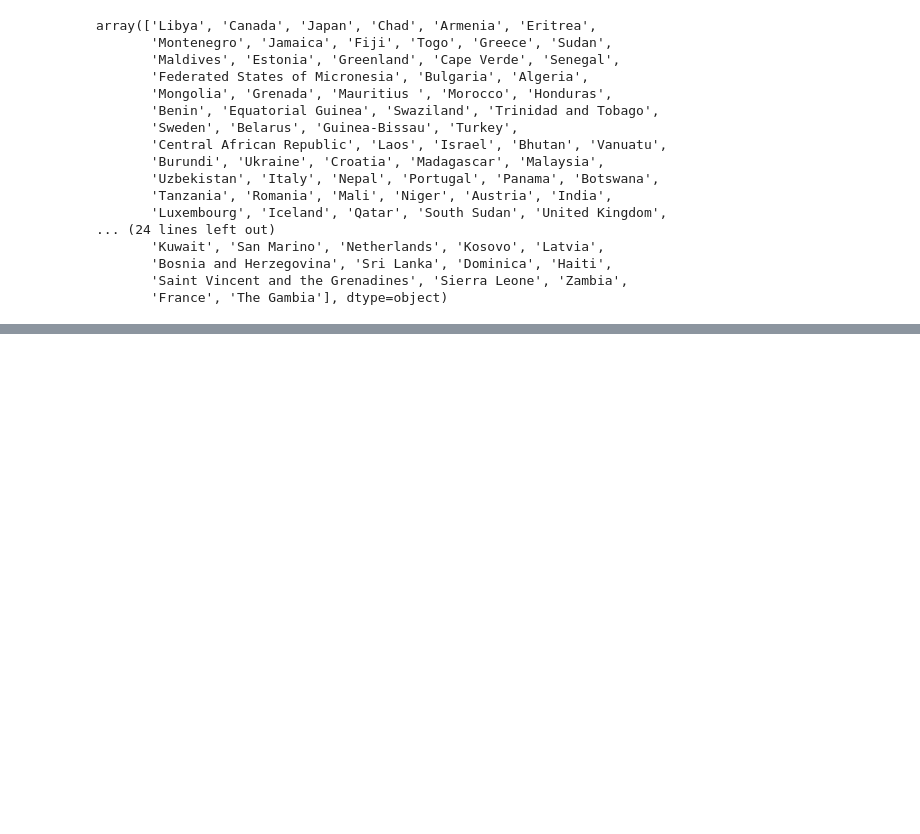
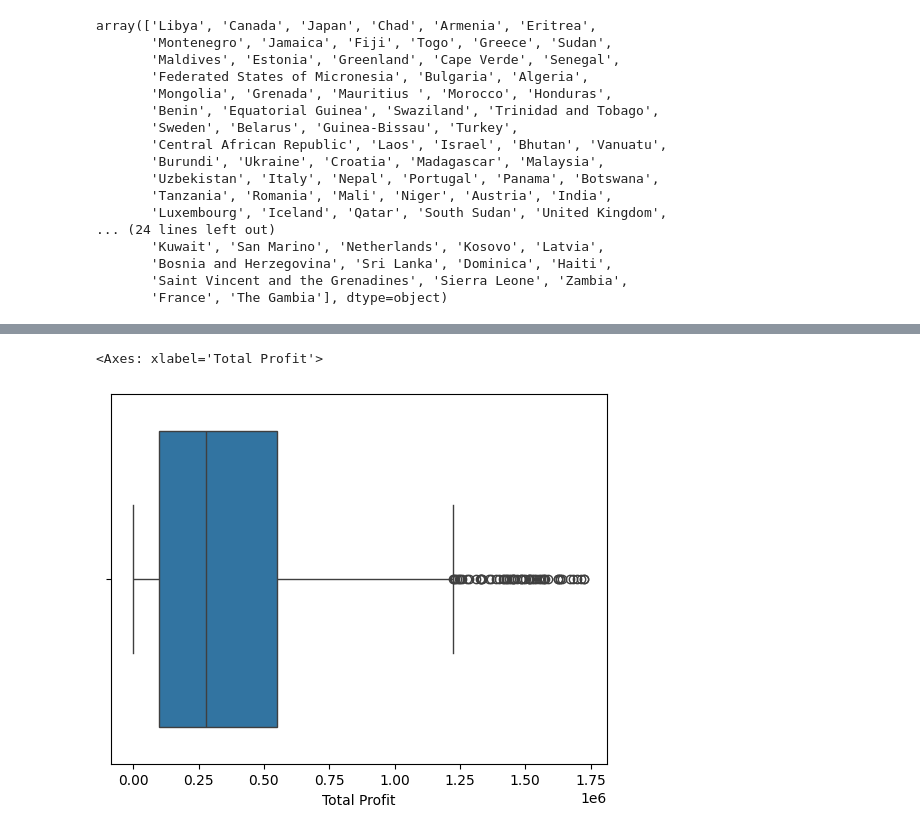
Before and after one commit to os1187/EDA-E1-26-27, a Jupyter notebook: Assessment_1.ipynb, the cells around one changed output, grey strips where cells are left out. Cells and saved outputs as stored; diff of their text form; code cells hidden in the pictures; blank space fills up the shorter version.

```diff
--- a/Assessment_1.ipynb
+++ b/Assessment_1.ipynb
@@ -182,0 +225,5 @@ df[df["Total Profit"]>1500000]
+# %%
+sns.boxplot(x=df["Total Profit"])
+# %% [output]
+<Axes: xlabel='Total Profit'>
+[figure, added]
```
Also changed, not shown: parts of 11 cells of this notebook.
